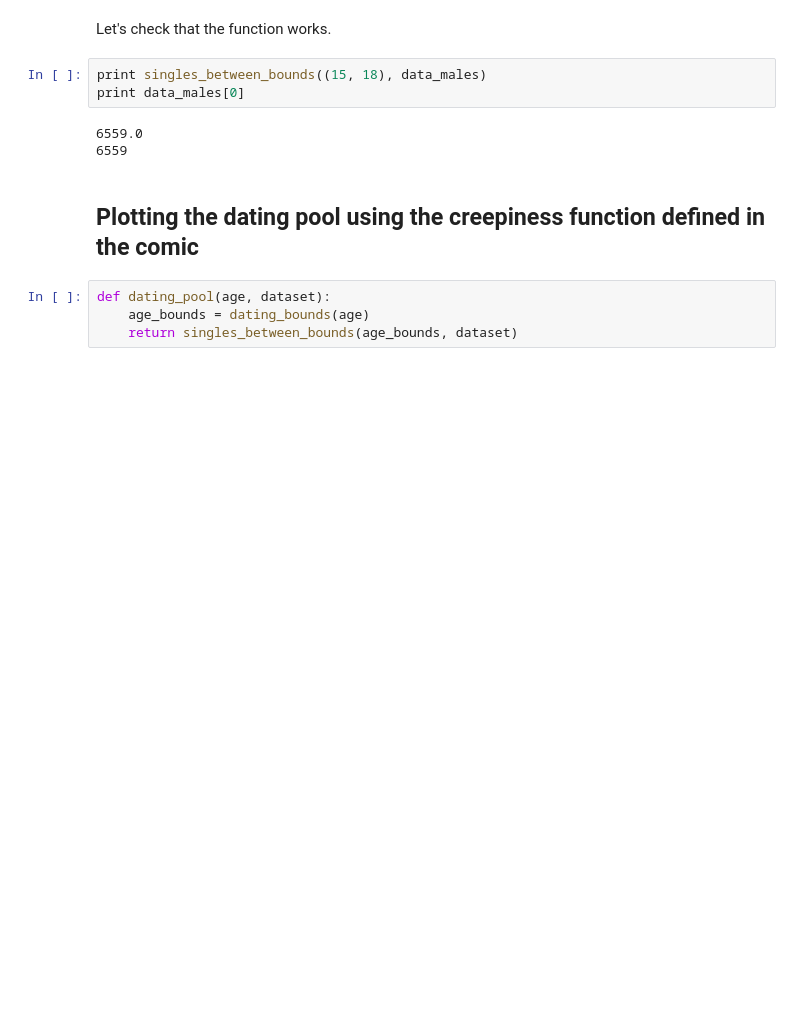
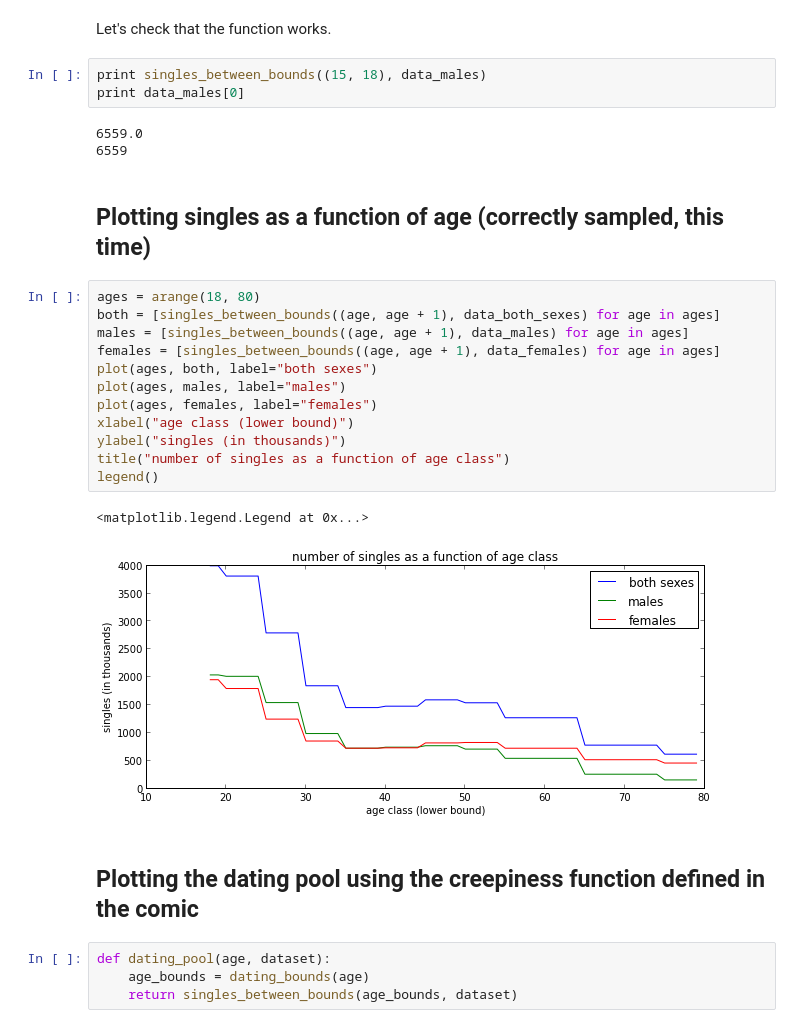
Before and after one commit to flothesof/posts, a Jupyter notebook: xkcd - Dating Pools.ipynb, the cells around one changed output. Drawn from its saved outputs; the diff is of its cells as text; blank space fills up the shorter version.

```diff
--- a/xkcd - Dating Pools.ipynb
+++ b/xkcd - Dating Pools.ipynb
@@ -131,6 +141,23 @@ print data_males[0]
 # %% [output]
 6559.0
 6559
+# %% [markdown]
+## Plotting singles as a function of age (correctly sampled, this time)
+# %%
+ages = arange(18, 80)
+both = [singles_between_bounds((age, age + 1), data_both_sexes) for age in ages]
+males = [singles_between_bounds((age, age + 1), data_males) for age in ages]
+females = [singles_between_bounds((age, age + 1), data_females) for age in ages]
+plot(ages, both, label="both sexes")
+plot(ages, males, label="males")
+plot(ages, females, label="females")
+xlabel("age class (lower bound)")
+ylabel("singles (in thousands)")
+title("number of singles as a function of age class")
+legend()
+# %% [output]
+<matplotlib.legend.Legend at 0x...>
+[figure, added]
 # %% [markdown]
 ## Plotting the dating pool using the creepiness function defined in the comic
 # %%
```
Also changed, not shown: parts of 5 cells of this notebook.
